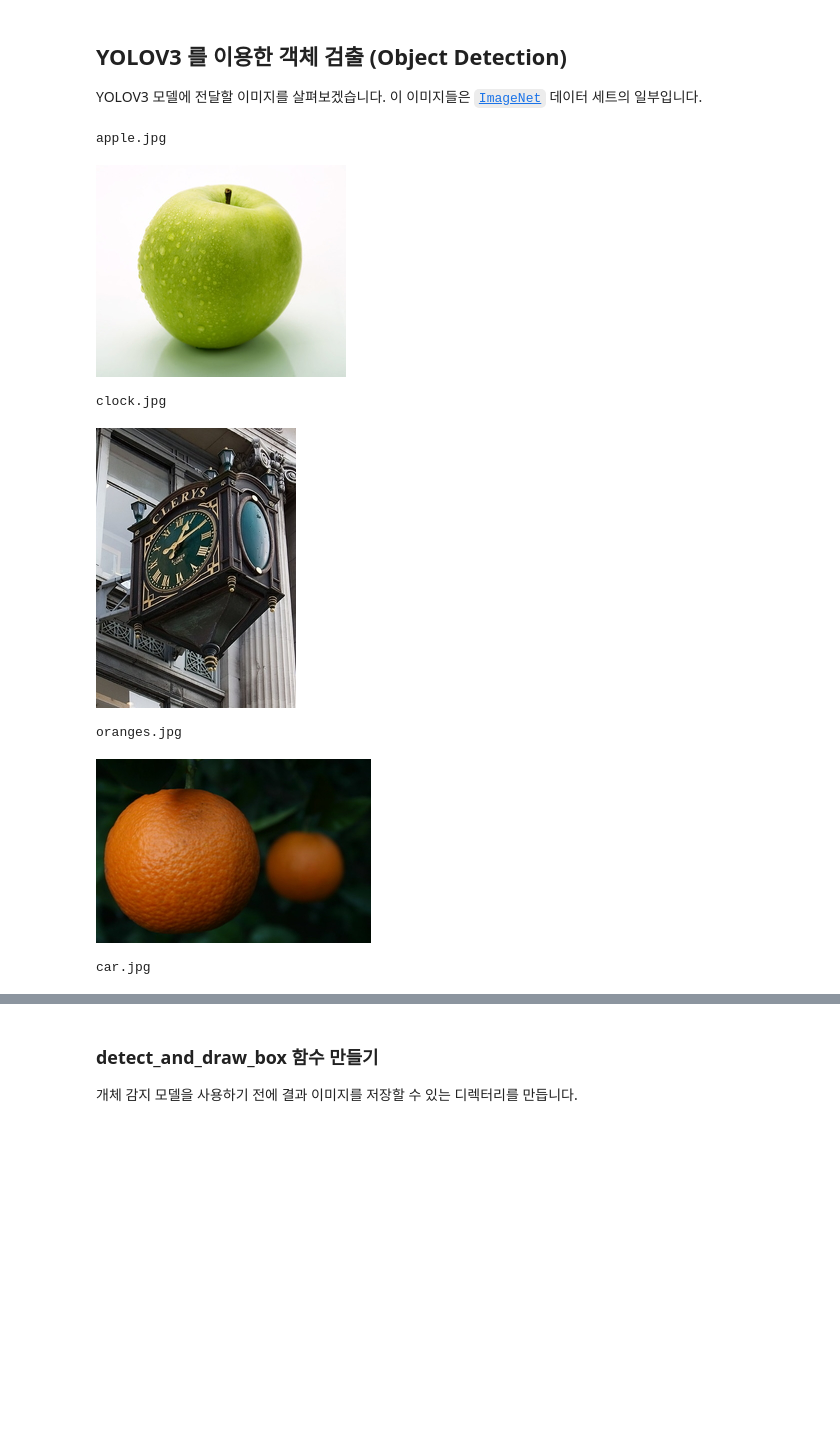
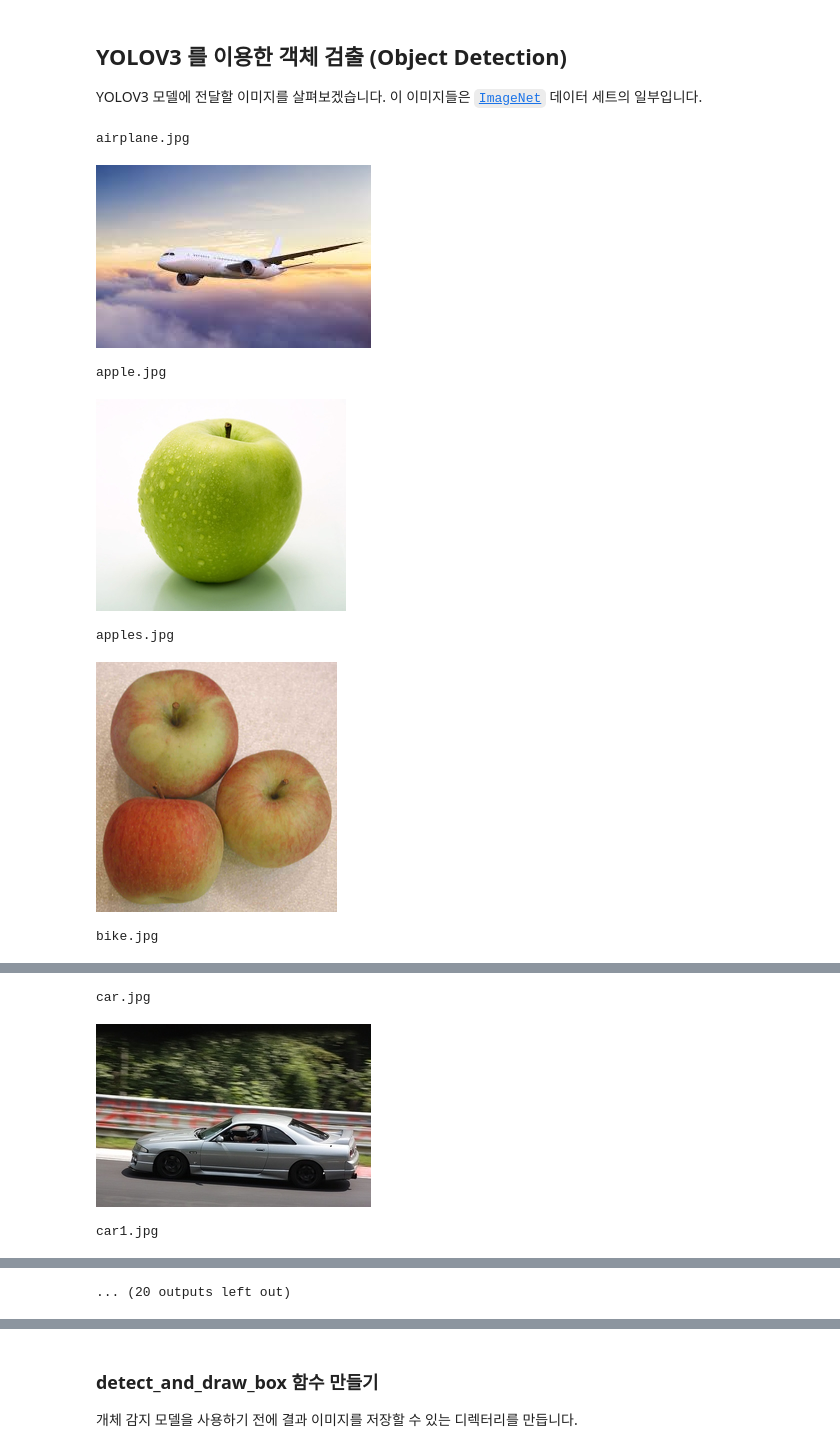
Before and after one commit to ironmanciti/AI_Platform_ImageAnalysis, a Jupyter notebook: Client_Server_Deployment/server.ipynb, the cells around one changed output, grey strips where cells are left out. Saved outputs shown, nothing was run; the diff lists cells and outputs as text; code cells hidden in the pictures; blank space fills up the shorter version.

```diff
--- a/Client_Server_Deployment/server.ipynb
+++ b/Client_Server_Deployment/server.ipynb
@@ -14,22 +14,18 @@
 YOLOV3 모델에 전달할 이미지를 살펴보겠습니다. 이 이미지들은 [`ImageNet`](http://www.image-net.org/index) 데이터 세트의 일부입니다.
 # %%
 from IPython.display import Image, display
+import os
 
-image_files = [
-    'apple.jpg',
-    'clock.jpg',
-    'oranges.jpg',
-    'car.jpg'
-]
+image_files = os.listdir('images')
 
 for image_file in image_files:
     print(f"\n{image_file}")
     display(Image(filename=f"images/{image_file}"))
 # %% [output]
-apple.jpg
+airplane.jpg
-[figure, old version]
+[figure, new version]
-clock.jpg
+apple.jpg
-[figure, old version]
+[figure, new version]
-oranges.jpg
+apples.jpg
-[figure, old version]
+[figure, new version]
-car.jpg
+bike.jpg
@@ -36,0 +33,3 @@ car.jpg
+car.jpg
+[figure, added]
+car1.jpg
@@ -37,3 +37,4 @@ car.jpg
+... (20 outputs left out)
 # %% [markdown]
 ### Overview of the model
 
```
Also changed, not shown: parts of 14 cells of this notebook, 40 other files.
